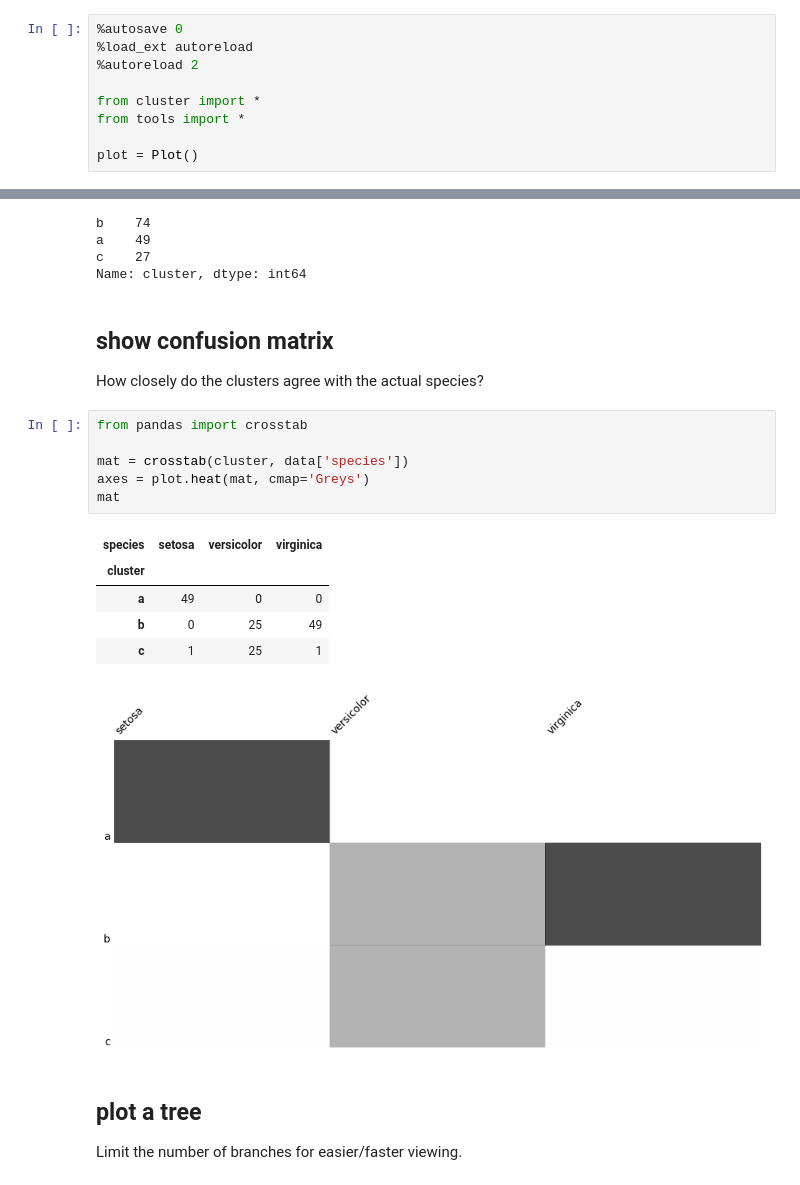
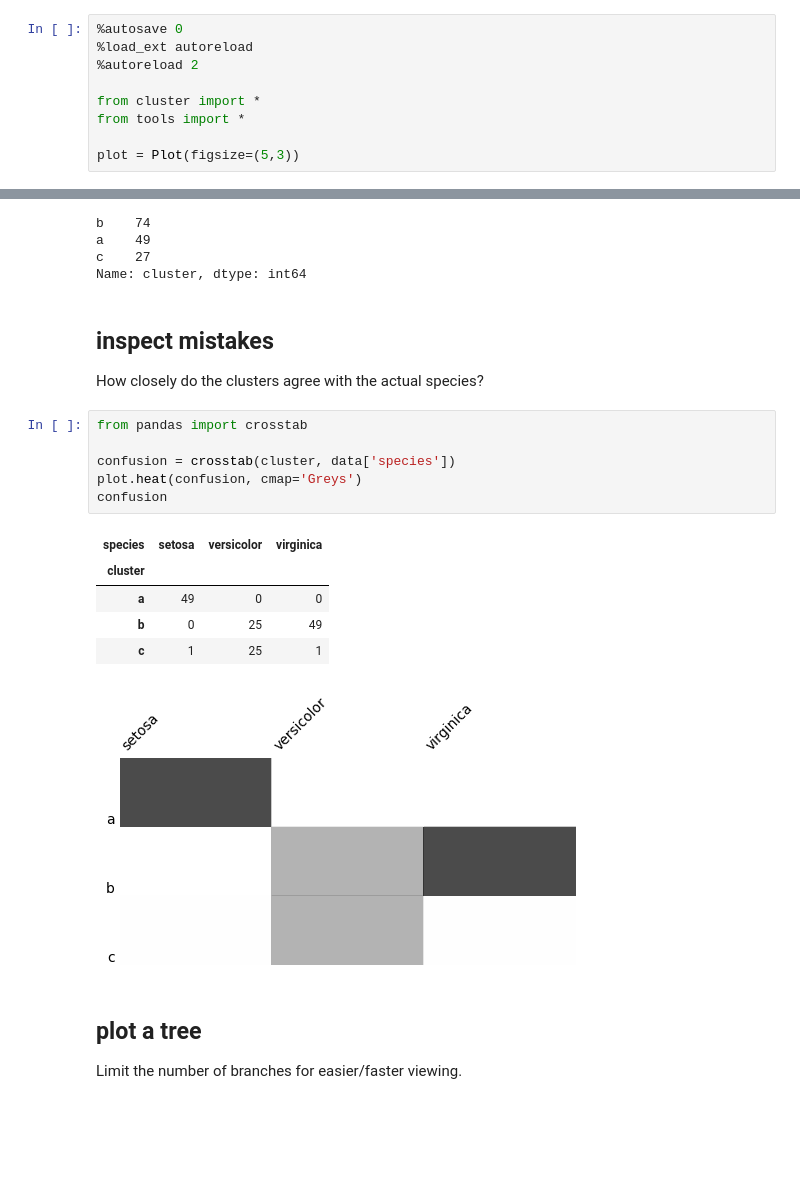
Before and after one commit to samkennerly/kingofsnake, a Jupyter notebook: books/cluster.ipynb, the cells around one changed output, grey strips where cells are left out. Saved outputs shown, nothing was run; the diff lists cells and outputs as text; blank space fills up the shorter version.

```diff
--- a/books/cluster.ipynb
+++ b/books/cluster.ipynb
@@ -9,7 +9,7 @@ Unsupervised learning example: detect clusters in Fisher's iris dataset.
 from cluster import *
 from tools import *
 
-plot = Plot()
+plot = Plot(figsize=(5,3))
 # %% [output]
 Autosave disabled
 # %% [markdown]
@@ -76,21 +93,21 @@ a    49
 c    27
 Name: cluster, dtype: int64
 # %% [markdown]
-## show confusion matrix
+## inspect mistakes
 How closely do the clusters agree with the actual species?
 # %%
 from pandas import crosstab
 
-mat = crosstab(cluster, data['species'])
-axes = plot.heat(mat, cmap='Greys')
-mat
+confusion = crosstab(cluster, data['species'])
+plot.heat(confusion, cmap='Greys')
+confusion
 # %% [output]
 | species | setosa | versicolor | virginica |
 | cluster |  |  |  |
 | a | 49 | 0 | 0 |
 | b | 0 | 25 | 49 |
 | c | 1 | 25 | 1 |
-[figure, old version]
+[figure, new version]
 # %% [markdown]
 ## plot a tree
 Limit the number of branches for easier/faster viewing.
```
Also changed, not shown: parts of 11 cells of this notebook, 2 other files.
